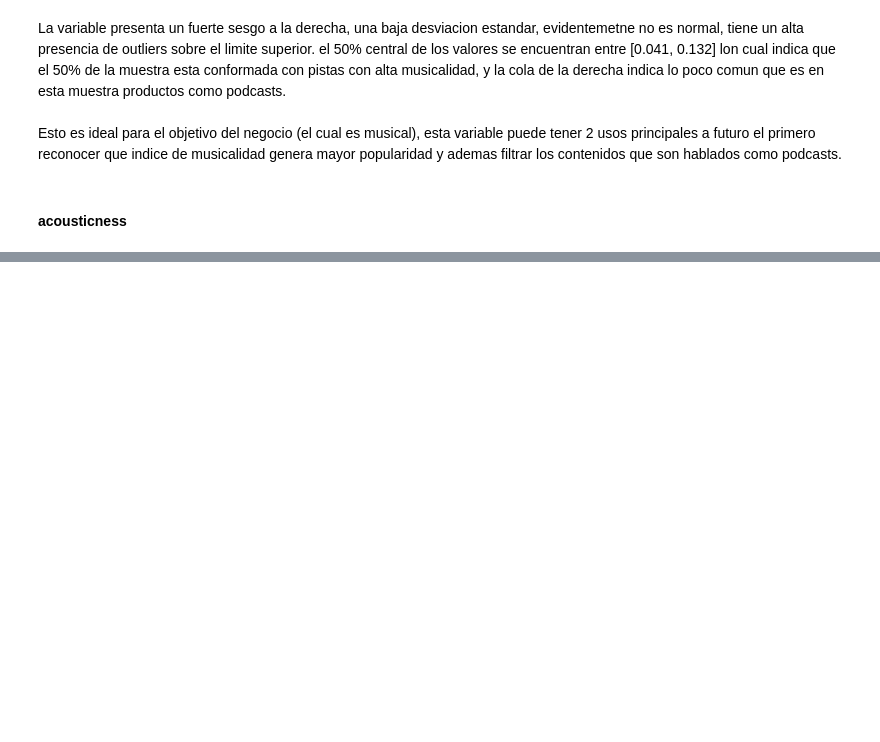
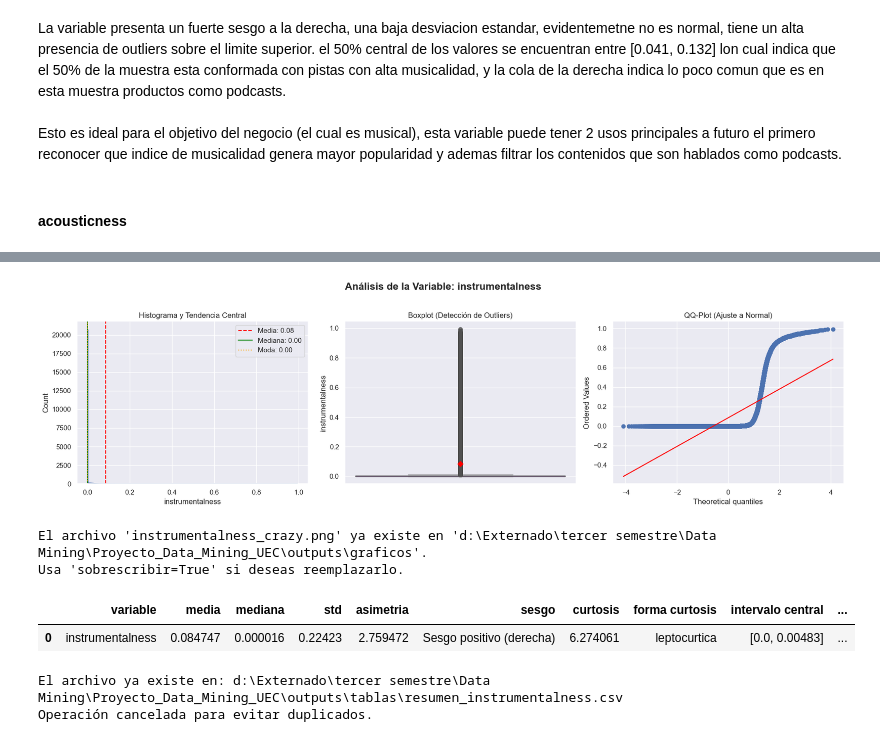
Before and after one commit to juanpablocarrillohortua/Proyecto_Data_Mining_UEC, a Jupyter notebook: notebooks/EDA_&_1st_part_notebook.ipynb, the cells around one changed output, grey strips where cells are left out. Cells and saved outputs as stored; diff of their text form; code cells hidden in the pictures; blank space fills up the shorter version.

```diff
--- a/notebooks/EDA_&_1st_part_notebook.ipynb
+++ b/notebooks/EDA_&_1st_part_notebook.ipynb
@@ -599,0 +633,20 @@ Esto es ideal para el objetivo del negocio (el cual es musical), esta variable p
+# %%
+graficas.graficos_continuos(df, "instrumentalness")
+# %% [output]
+[figure, added]
+# %%
+graficas.guardar_grafico("instrumentalness_crazy")
+# %% [output]
+El archivo 'instrumentalness_crazy.png' ya existe en 'd:\Externado\tercer semestre\Data Mining\Proyecto_Data_Mining_UEC\outputs\graficos'.
+Usa 'sobrescribir=True' si deseas reemplazarlo.
+# %%
+resumen_instrumentalness = resumen_numerico('instrumentalness', screen= False)
+resumen_instrumentalness
+# %% [output]
+|  | variable | media | mediana | std | asimetria | sesgo | curtosis | forma curtosis | intervalo central | ... |
+| 0 | instrumentalness | 0.084747 | 0.000016 | 0.22423 | 2.759472 | Sesgo positivo (derecha) | 6.274061 | leptocurtica | [0.0, 0.00483] | ... |
+# %%
+saver.guardar_csv(resumen_instrumentalness, "resumen_instrumentalness.csv")
+# %% [output]
+El archivo ya existe en: d:\Externado\tercer semestre\Data Mining\Proyecto_Data_Mining_UEC\outputs\tablas\resumen_instrumentalness.csv
+Operación cancelada para evitar duplicados.
```
Also changed, not shown: parts of 32 cells of this notebook, 8 other files.
